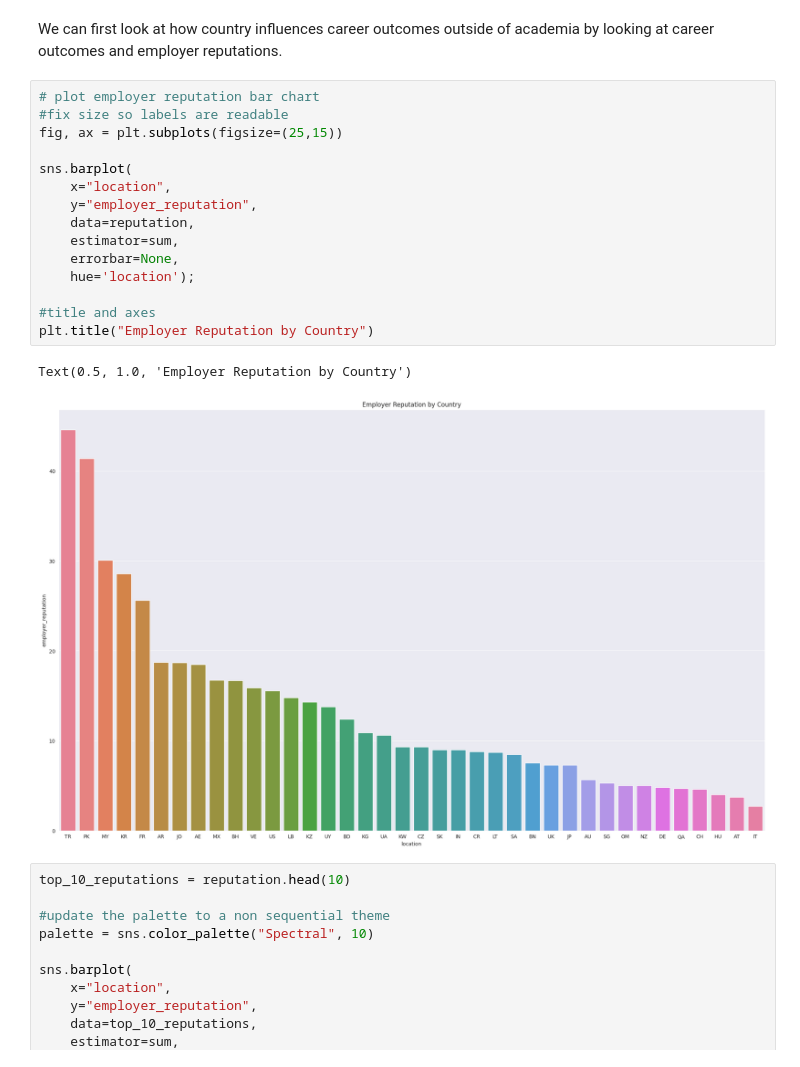
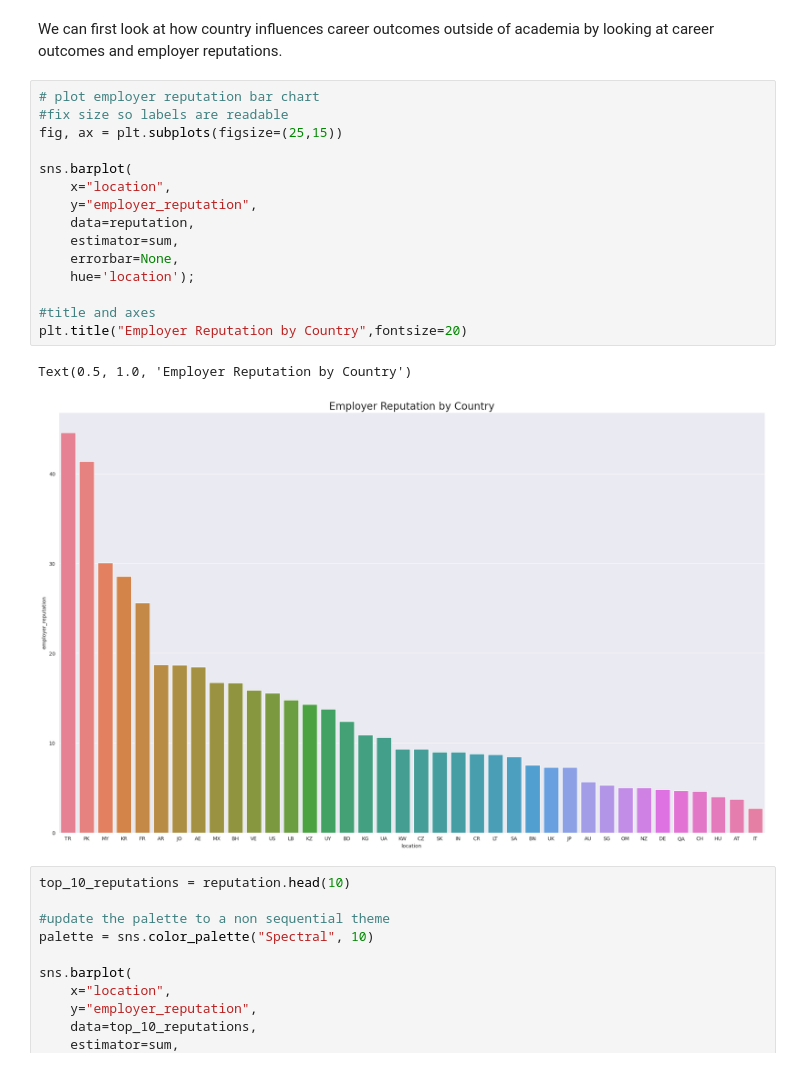
Before and after one commit to thezachdrake/UMD-INST760-Summer2024, a Jupyter notebook: notebooks/McNair-Notebook.ipynb, the cells around one changed output. Saved outputs shown, nothing was run; the diff lists cells and outputs as text.

```diff
--- a/notebooks/McNair-Notebook.ipynb
+++ b/notebooks/McNair-Notebook.ipynb
@@ -258,21 +258,21 @@ We can first look at how country influences career outcomes outside of academia
 # %%
 # plot employer reputation bar chart
 #fix size so labels are readable
 fig, ax = plt.subplots(figsize=(25,15))
 
 sns.barplot(
     x="location",
     y="employer_reputation",
     data=reputation,
     estimator=sum,
     errorbar=None,
     hue='location');
 
 #title and axes
-plt.title("Employer Reputation by Country")
+plt.title("Employer Reputation by Country",fontsize=20)
 # %% [output]
 Text(0.5, 1.0, 'Employer Reputation by Country')
-[figure, old version]
+[figure, new version]
 # %%
 top_10_reputations = reputation.head(10)
 
```
Also changed, not shown: parts of 3 cells of this notebook.
